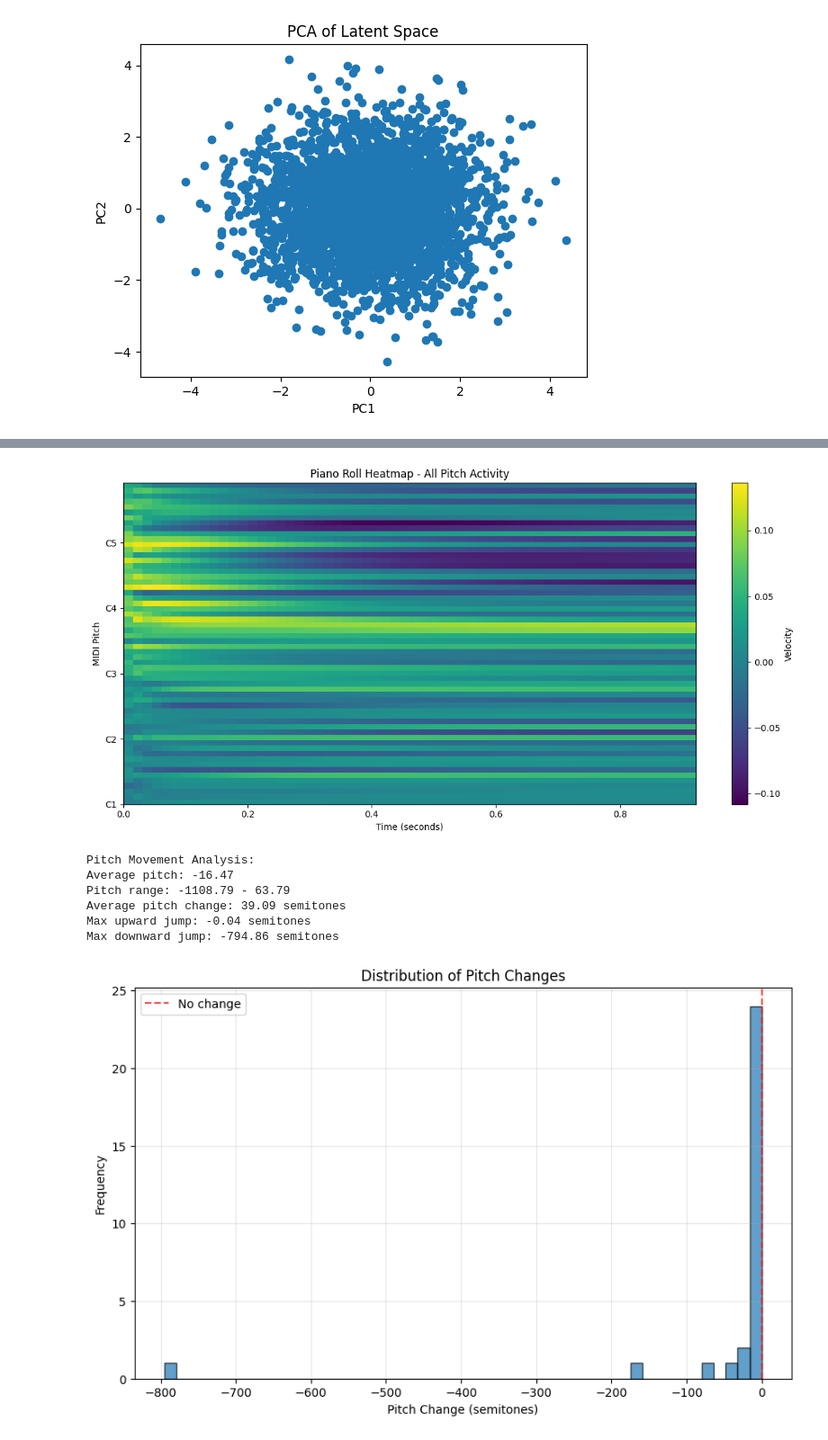
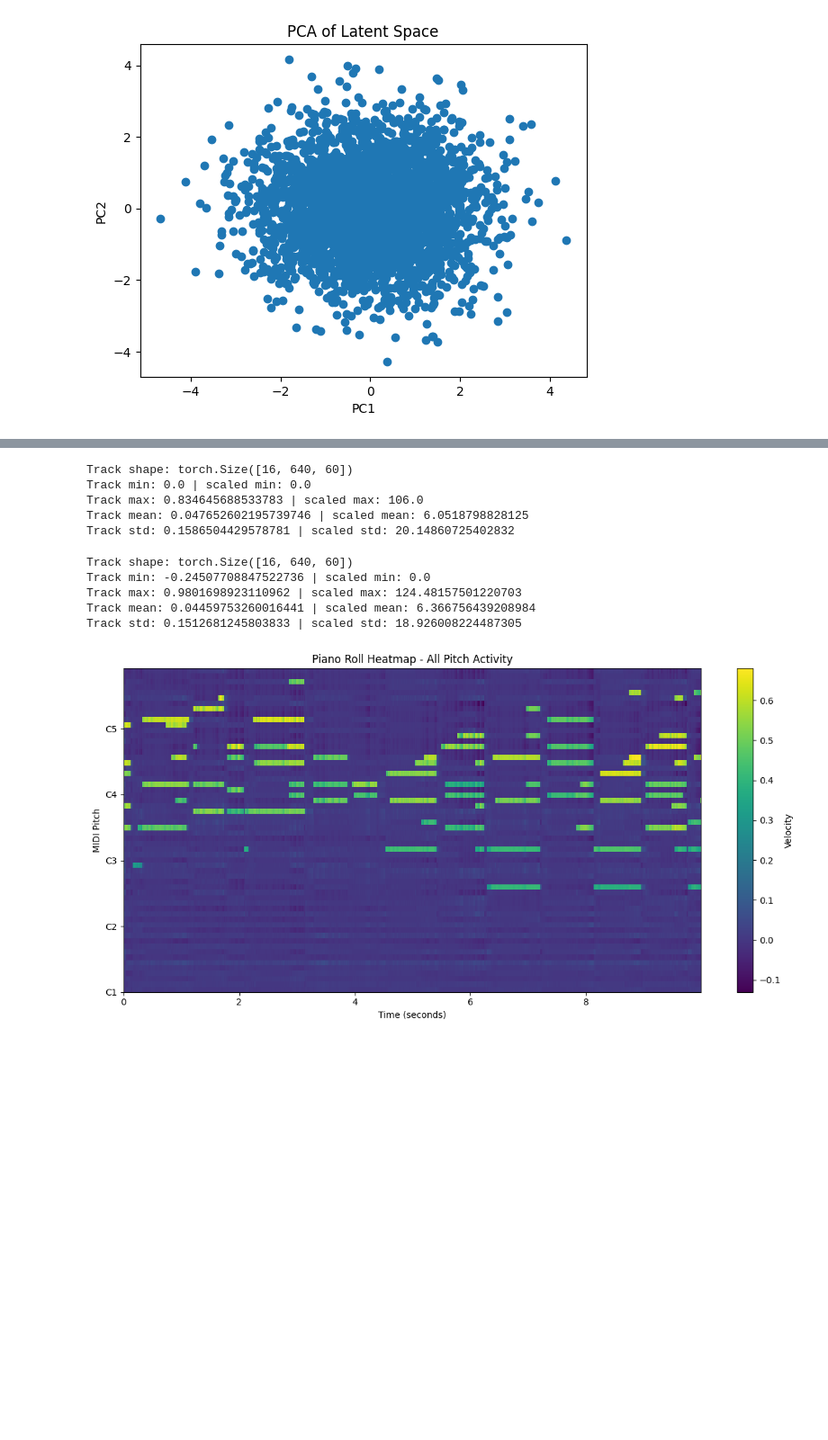
Before and after one commit to T04STER/MidiRepGen, a Jupyter notebook: tests.ipynb, the cells around one changed output, grey strips where cells are left out. Shown: that part at 90% size. Drawn from its saved outputs; the diff is of its cells as text; code cells hidden in the pictures; blank space fills up the shorter version.

```diff
--- a/tests.ipynb
+++ b/tests.ipynb
@@ -201,3 +201,19 @@ Track std: 0.04404206573963165 | scaled std: 3.549131393432617
+# %%
+print_track_stats(t)
+# %% [output]
+Track shape: torch.Size([16, 640, 60])
+Track min: 0.0 | scaled min: 0.0
+Track max: 0.834645688533783 | scaled max: 106.0
+Track mean: 0.047652602195739746 | scaled mean: 6.0518798828125
+Track std: 0.1586504429578781 | scaled std: 20.14860725402832
+# %%
+print_track_stats(vae(t.cuda())[0])
+# %% [output]
+Track shape: torch.Size([16, 640, 60])
+Track min: -0.24507708847522736 | scaled min: 0.0
+Track max: 0.9801698923110962 | scaled max: 124.48157501220703
+Track mean: 0.04459753260016441 | scaled mean: 6.366756439208984
+Track std: 0.1512681245803833 | scaled std: 18.926008224487305
 # %%
 
 def piano_roll_to_pretty_midi(piano_roll, fs=64, path="eg.mid", pitch_range=(24, 84)):
@@ -399,40 +418,33 @@ def analyze_pitch_transitions(piano_roll, fs=64, pitch_range=(24, 84)):
             centroids.append(np.nan)
 
     centroids = np.array(centroids)
 
     # Calculate pitch changes (derivatives)
     valid_mask = ~np.isnan(centroids)
     pitch_changes = np.diff(centroids[valid_mask])
 
     # Statistics
     print("Pitch Movement Analysis:")
     print(f"Average pitch: {np.nanmean(centroids):.2f}")
     print(f"Pitch range: {np.nanmin(centroids):.2f} - {np.nanmax(centroids):.2f}")
     print(f"Average pitch change: {np.mean(np.abs(pitch_changes)):.2f} semitones")
     print(f"Max upward jump: {np.max(pitch_changes):.2f} semitones")
     print(f"Max downward jump: {np.min(pitch_changes):.2f} semitones")
 
     # Plot pitch change histogram
     plt.figure(figsize=(10, 6))
     plt.hist(pitch_changes, bins=50, alpha=0.7, edgecolor='black')
     plt.xlabel('Pitch Change (semitones)')
     plt.ylabel('Frequency')
     plt.title('Distribution of Pitch Changes')
     plt.grid(True, alpha=0.3)
     plt.axvline(0, color='red', linestyle='--', alpha=0.7, label='No change')
     plt.legend()
     plt.show()
 
     return centroids, pitch_changes
 
-plot_pitch_changes(eg_track[0])
-centroids, changes = analyze_pitch_transitions(eg_track[0])
+plot_pitch_changes(track_reco[0])
+# centroids, changes = analyze_pitch_transitions(track_reco[0])
 # %% [output]
-[figure, old version]
+[figure, new version]
-Pitch Movement Analysis:
-Average pitch: -16.47
-Pitch range: -1108.79 - 63.79
-Average pitch change: 39.09 semitones
-Max upward jump: -0.04 semitones
-Max downward jump: -794.86 semitones
-[figure, removed]
```
Also changed, not shown: parts of 4 cells of this notebook, 4 other files.
